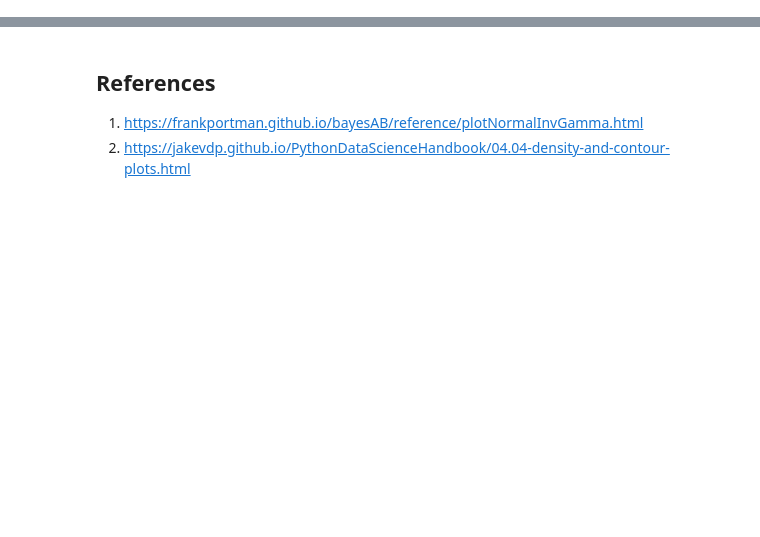
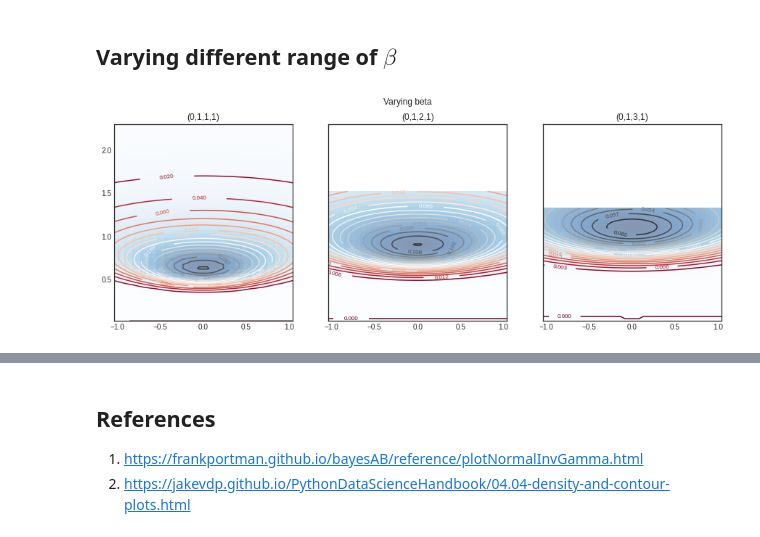
Before and after one commit to deebuls/devblog, a Jupyter notebook: 2020-05-19-probability-normalinversegamma.ipynb, the cells around one changed output, grey strips where cells are left out. Saved outputs shown, nothing was run; the diff lists cells and outputs as text; code cells hidden in the pictures; blank space fills up the shorter version.

```diff
--- a/2020-05-19-probability-normalinversegamma.ipynb
+++ b/2020-05-19-probability-normalinversegamma.ipynb
@@ -129,0 +133,15 @@ nig.plot(zoom=0.2)
+# %% [markdown]
+## Varying different range of $\beta$
+# %%
+fig, axs = plt.subplots(1, 3, sharey=True, figsize=(15,5))
+fig.suptitle('Varying beta')
+nig = norminvgamma(delta=0,alpha=1,beta=1, lamda=1)
+samples = nig.rvs(size=10)
+nig.plot(axs=axs[0])
+nig = norminvgamma(delta=0,alpha=1,beta=2, lamda=1)
+nig.plot( axs=axs[1])
+nig = norminvgamma(delta=0,alpha=1,beta=3, lamda=1)
+
+nig.plot(axs=axs[2])
+# %% [output]
+[figure, added]
```
Also changed, not shown: parts of 11 cells of this notebook.
